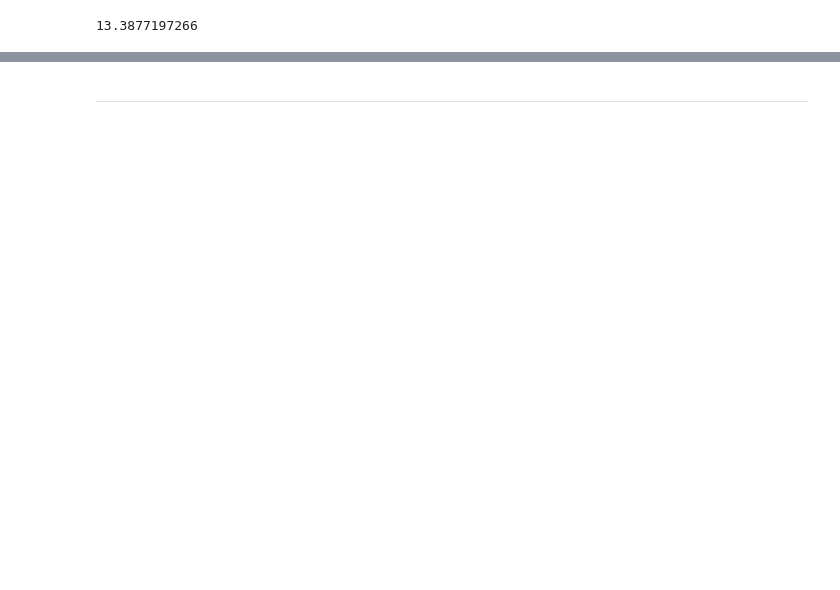
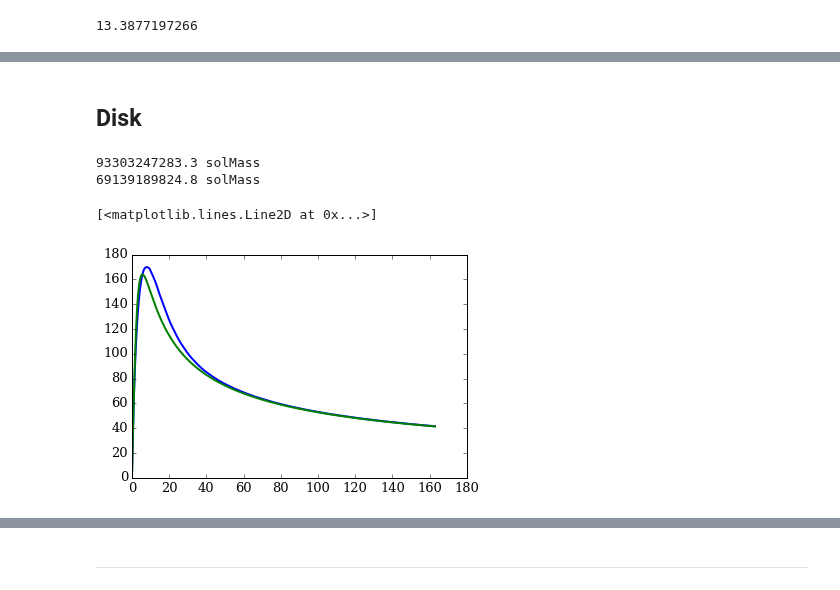
Before and after one commit to jngaravitoc/LMC-MW, a Jupyter notebook: code/MW_model.ipynb, the cells around one changed output, grey strips where cells are left out. Drawn from its saved outputs; the diff is of its cells as text; code cells hidden in the pictures; blank space fills up the shorter version.

```diff
--- a/code/MW_model.ipynb
+++ b/code/MW_model.ipynb
@@ -268,0 +290,17 @@ xlim(0, 50)
+# %% [markdown]
+## Disk
+# %%
+print Mdisk
+print MDisk
+# %% [output]
+93303247283.3 solMass
+69139189824.8 solMass
+# %%
+b_teo = vc_mn(3.5, 0.53,  0, r, 0, MDisk.value)
+b_teo2 = vc_mn(3.5, 0.5,  0, r, 0, 6.5E10)
+plot(r, b, lw=2, label='Disk')
+#plot(r, b_teo, lw=2, label='Disk')
+plot(r, b_teo2, lw=2, label='Disk')
+# %% [output]
+[<matplotlib.lines.Line2D at 0x...>]
+[figure, added]
```
Also changed, not shown: parts of 36 cells of this notebook.
